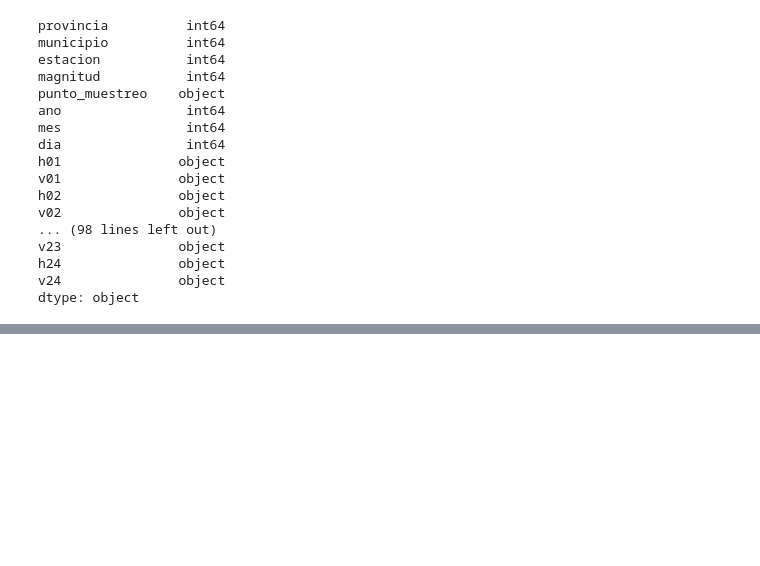
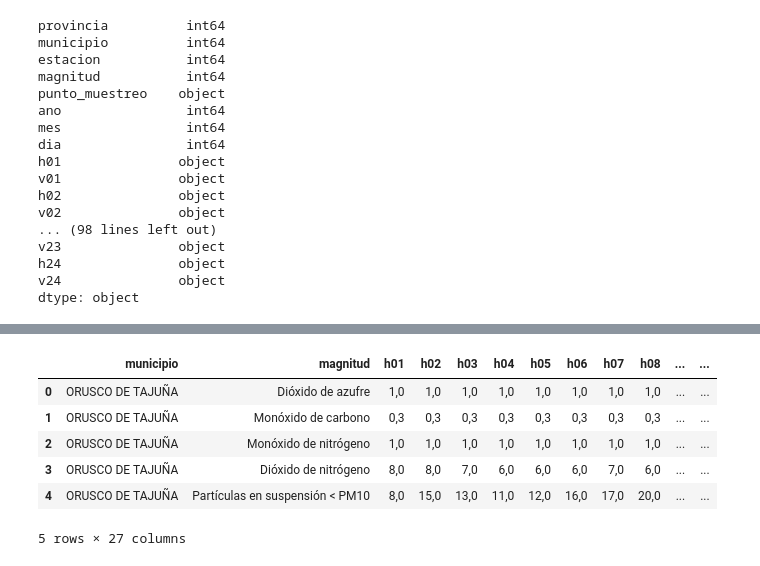
Before and after one commit to Yakondra/Final-project-air-quality, a Jupyter notebook: src/Air_quality.ipynb, the cells around one changed output, grey strips where cells are left out. Saved outputs shown, nothing was run; the diff lists cells and outputs as text; code cells hidden in the pictures; blank space fills up the shorter version.

Commit message:
Magnitudes dictionary

```diff
--- a/src/Air_quality.ipynb
+++ b/src/Air_quality.ipynb
@@ -111,0 +158,31 @@ weather_2020.drop(["ano", "mes", "dia"], axis=1, inplace=True)
+# %%
+# Crear diccionario de las magnitudes contaminantes
+popullant = {
+    1: 'Dióxido de azufre',
+    6: 'Monóxido de carbono',
+    7: 'Monóxido de nitrógeno',
+    8: 'Dióxido de nitrógeno',
+    9: 'Partículas en suspensión < PM2,5',
+    10: 'Partículas en suspensión < PM10',
+    12: 'Óxidos de nitrógeno',
+    14: 'Ozono',
+    20: 'Tolueno',
+    22: 'Black Carbon',
+    30: 'Benceno',
+    42: 'Hidrocarburos totales',
+    44: 'Hidrocarburos no metánicos',
+    431: 'MetaParaXileno'
+}
+
+
+pollution_2020['municipio'] = pollution_2020['municipio'].map(municipal_dictionary)
+pollution_2020['magnitud'] = pollution_2020['magnitud'].map(popullant)
+pollution_2020.head()
+# %% [output]
+|  | municipio | magnitud | h01 | h02 | h03 | h04 | h05 | h06 | h07 | h08 | ... | ... |
+| 0 | ORUSCO DE TAJUÑA | Dióxido de azufre | 1,0 | 1,0 | 1,0 | 1,0 | 1,0 | 1,0 | 1,0 | 1,0 | ... | ... |
+| 1 | ORUSCO DE TAJUÑA | Monóxido de carbono | 0,3 | 0,3 | 0,3 | 0,3 | 0,3 | 0,3 | 0,3 | 0,3 | ... | ... |
+| 2 | ORUSCO DE TAJUÑA | Monóxido de nitrógeno | 1,0 | 1,0 | 1,0 | 1,0 | 1,0 | 1,0 | 1,0 | 1,0 | ... | ... |
+| 3 | ORUSCO DE TAJUÑA | Dióxido de nitrógeno | 8,0 | 8,0 | 7,0 | 6,0 | 6,0 | 6,0 | 7,0 | 6,0 | ... | ... |
+| 4 | ORUSCO DE TAJUÑA | Partículas en suspensión < PM10 | 8,0 | 15,0 | 13,0 | 11,0 | 12,0 | 16,0 | 17,0 | 20,0 | ... | ... |
+5 rows × 27 columns
```
Also changed, not shown: parts of 5 cells of this notebook.
